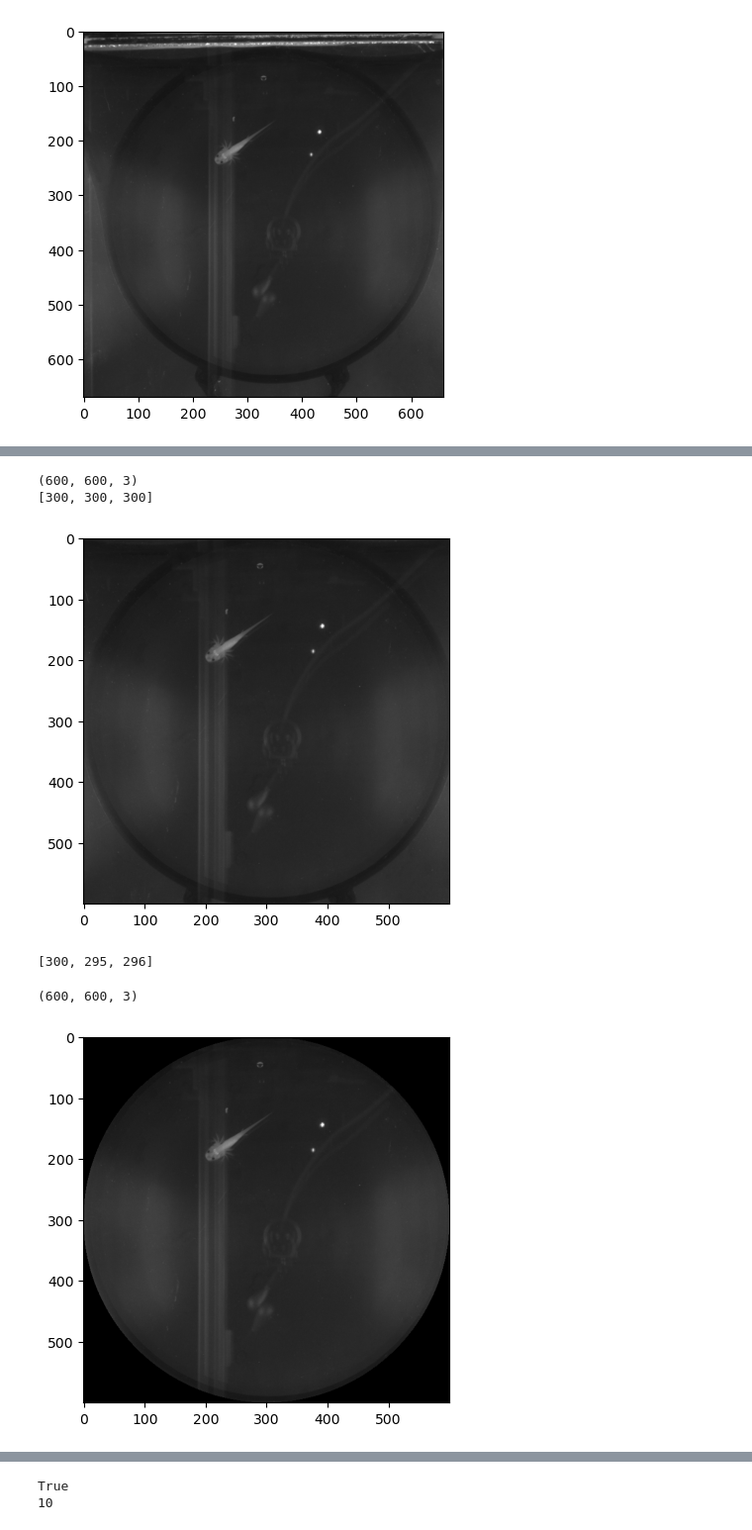
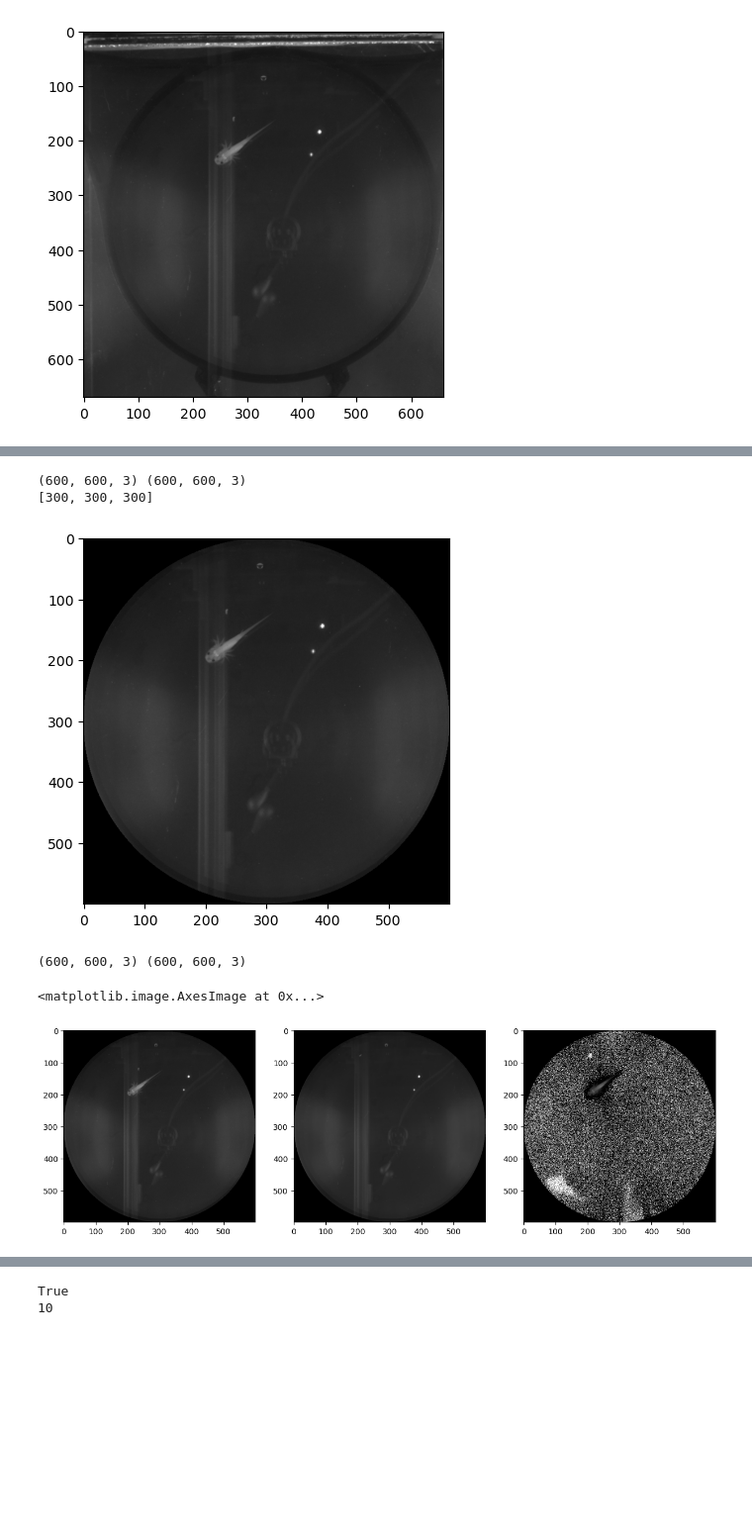
Before and after one commit to lengfei5/image_analysis_test, a Jupyter notebook: scripts/axolotlTracking_process_denoising_4sleap.ipynb, the cells around one changed output, grey strips where cells are left out. Shown at 99% size. Drawn from its saved outputs; the diff is of its cells as text; code cells hidden in the pictures; blank space fills up the shorter version.

```diff
--- a/scripts/axolotlTracking_process_denoising_4sleap.ipynb
+++ b/scripts/axolotlTracking_process_denoising_4sleap.ipynb
@@ -369,3 +373,7 @@ plt.imshow(frame,'gray')
 # %% [output]
 <matplotlib.image.AxesImage at 0x...>
 [figure]
+# %%
+bgc = cv2.cvtColor(bg, cv2.COLOR_GRAY2BGR)
+plt.imshow(bgc, 'gray')
+bgc.shape
@@ -372,30 +383,38 @@ plt.imshow(frame,'gray')
 # %%
 cropped = frame[40:640, 40:640, :]
+cropped_bg = bgc[40:640, 40:640, :]
 plt.imshow(cropped,'gray')
-print(cropped.shape)
+print(cropped.shape, cropped_bg.shape)
 circle_x = 300
 circle_y = 300
 circle_radius = 300
 print([circle_x, circle_y, circle_radius])
 # %% [output]
-(600, 600, 3)
+(600, 600, 3) (600, 600, 3)
 [300, 300, 300]
-[figure, old version]
+[figure, new version]
 # %%
-cropped = frame.copy()
-circle_x = 300
-circle_y = 295
-circle_radius = 300 - 4
-print([circle_x, circle_y, circle_radius])
+#cropped = frame.copy()
+#circle_x = 300
+#circle_y = 295
+#circle_radius = 300 - 4
+#print([circle_x, circle_y, circle_radius])
-# %% [output]
-[300, 295, 296]
 # %%
 # Apply mask to the area of interest
 mask = np.zeros(cropped.shape)
 mask = cv2.circle(mask, (circle_x, circle_y), circle_radius, (255,255,255), -1)
+
 cropped[mask ==  0] = 0
-plt.imshow(cropped,'gray')
-print(cropped.shape)
+cropped_bg[mask == 0] = 0
+
+cropped_residual = cropped - cropped_bg
+
+print(cropped.shape, cropped_bg.shape)
+fig, axes = plt.subplots(1, 3, figsize=(15, 5))
+axes[0].imshow(cropped, cmap="gray")
+axes[1].imshow(cropped_bg, cmap="gray")
+axes[2].imshow(cropped_residual, cmap="gray")
 # %% [output]
-(600, 600, 3)
+(600, 600, 3) (600, 600, 3)
+<matplotlib.image.AxesImage at 0x...>
-[figure, old version]
+[figure, new version]
```
Also changed, not shown: parts of 10 cells of this notebook.
